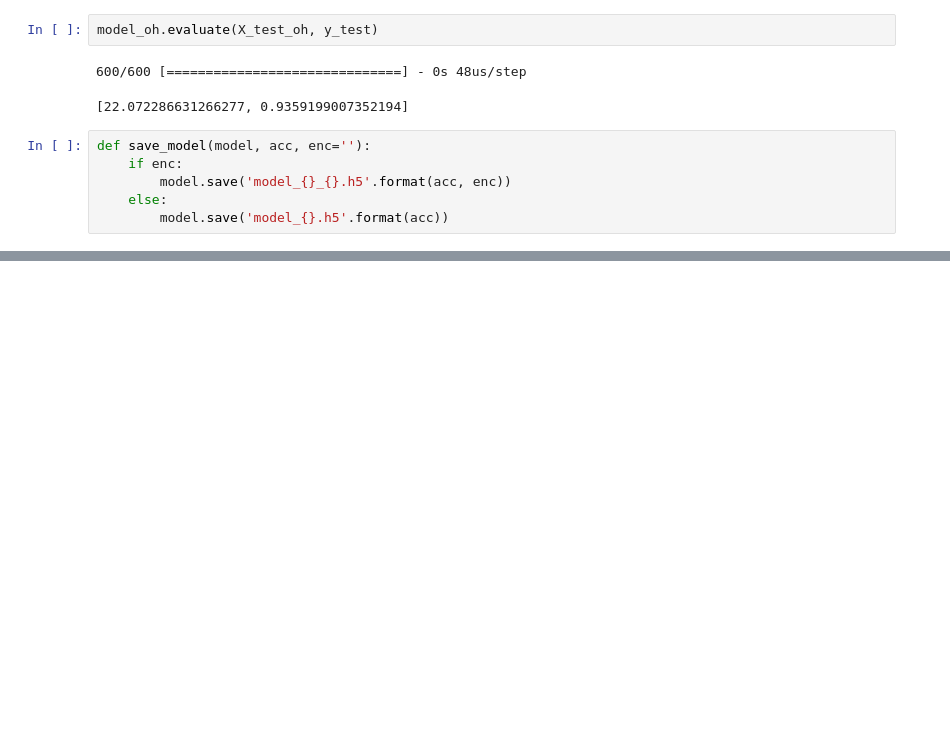
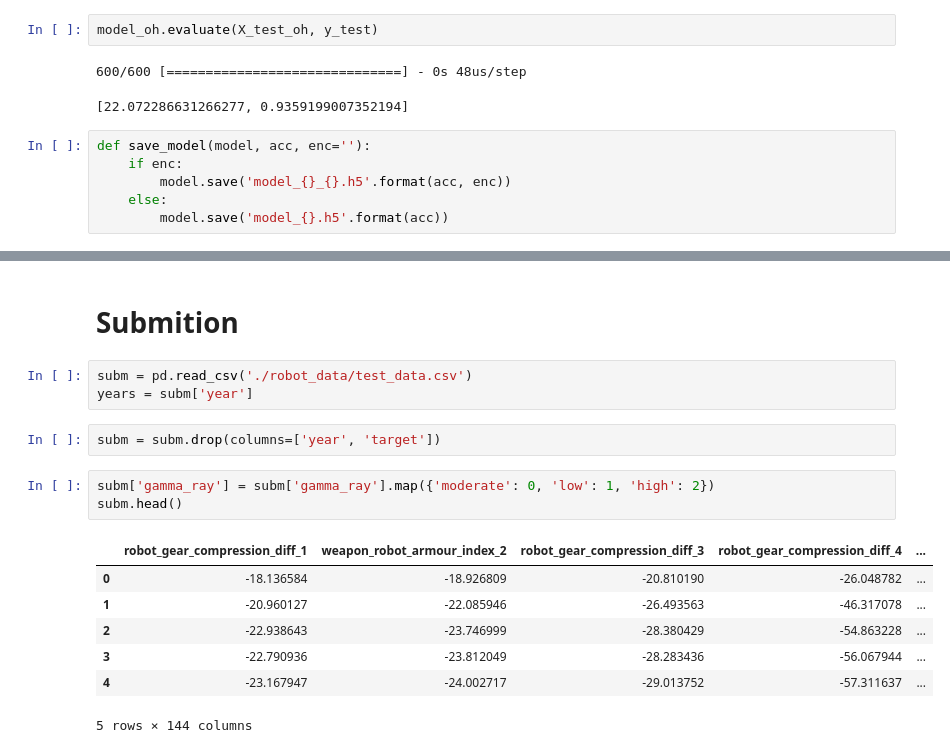
Before and after one commit to otzhora/vc_contest, a Jupyter notebook: pick_into_dataset.ipynb, the cells around one changed output, grey strips where cells are left out. Drawn from its saved outputs; the diff is of its cells as text; blank space fills up the shorter version.

```diff
--- a/pick_into_dataset.ipynb
+++ b/pick_into_dataset.ipynb
@@ -227,0 +271,18 @@ save_model(model, 991)
+# %% [markdown]
+# Submition
+# %%
+subm = pd.read_csv('./robot_data/test_data.csv')
+years = subm['year']
+# %%
+subm = subm.drop(columns=['year', 'target'])
+# %%
+subm['gamma_ray'] = subm['gamma_ray'].map({'moderate': 0, 'low': 1, 'high': 2})
+subm.head()
+# %% [output]
+|  | robot_gear_compression_diff_1 | weapon_robot_armour_index_2 | robot_gear_compression_diff_3 | robot_gear_compression_diff_4 | ... |
+| 0 | -18.136584 | -18.926809 | -20.810190 | -26.048782 | ... |
+| 1 | -20.960127 | -22.085946 | -26.493563 | -46.317078 | ... |
+| 2 | -22.938643 | -23.746999 | -28.380429 | -54.863228 | ... |
+| 3 | -22.790936 | -23.812049 | -28.283436 | -56.067944 | ... |
+| 4 | -23.167947 | -24.002717 | -29.013752 | -57.311637 | ... |
+5 rows × 144 columns
```
Also changed, not shown: parts of 35 cells of this notebook, 2 other files.
